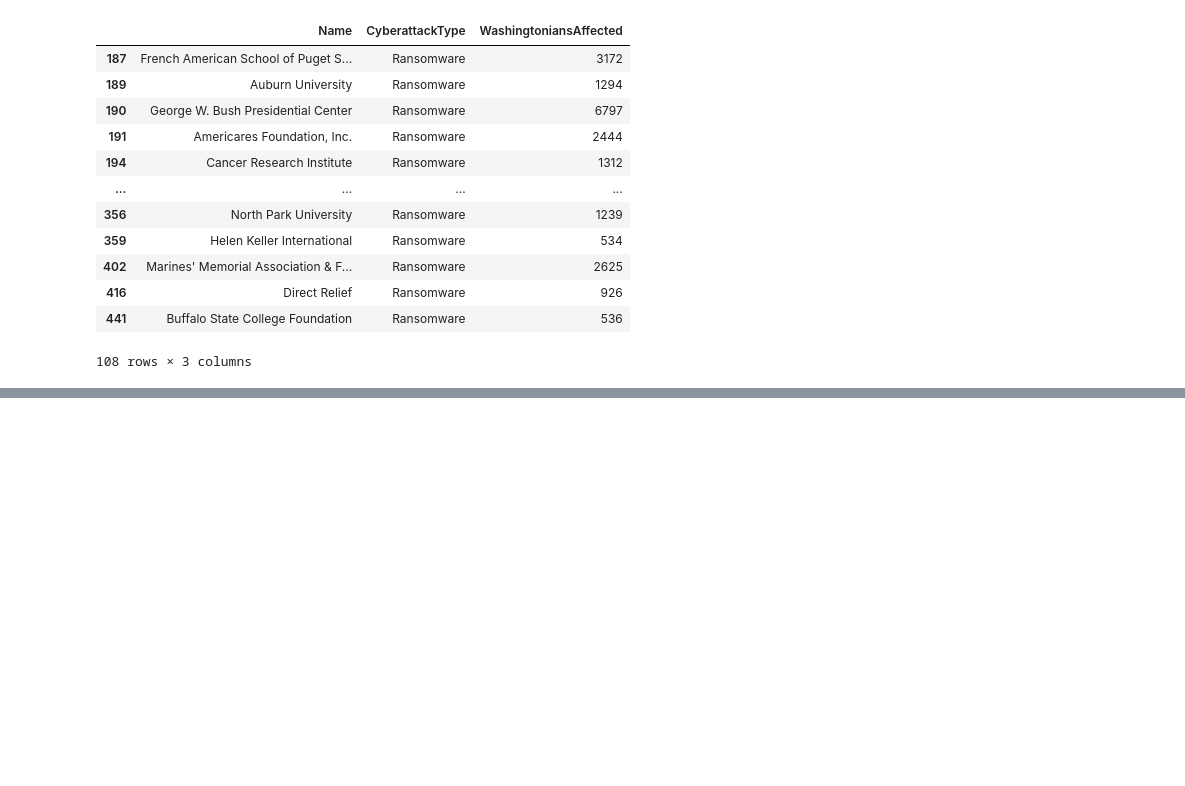
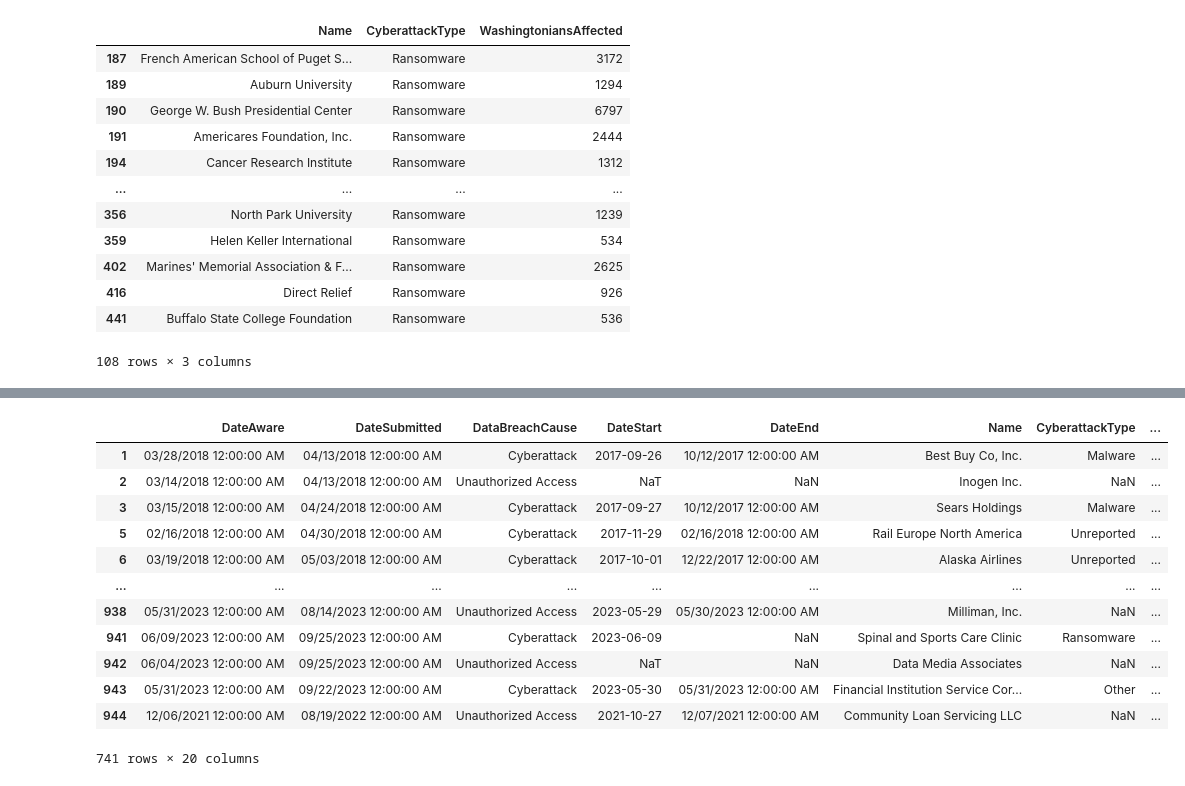
Before and after one commit to IsaacDaHanes/Washington_State_Databreach_Assessment, a Jupyter notebook: notebooks/wastate_databreaches_eda.ipynb, the cells around one changed output, grey strips where cells are left out. Saved outputs shown, nothing was run; the diff lists cells and outputs as text; code cells hidden in the pictures; blank space fills up the shorter version.

```diff
--- a/notebooks/wastate_databreaches_eda.ipynb
+++ b/notebooks/wastate_databreaches_eda.ipynb
@@ -407,0 +408,18 @@ plotdates_notfebsev
+# %%
+watonians_aff_notnull = wa_databreach_df[wa_databreach_df['WashingtoniansAffected'].notnull()]
+watonians_aff_notnull_trimmed = watonians_aff_notnull[(watonians_aff_notnull['WashingtoniansAffected'] > 15) & (watonians_aff_notnull['WashingtoniansAffected'] < 10000)]
+watonians_aff_notnull_trimmed
+# %% [output]
+|  | DateAware | DateSubmitted | DataBreachCause | DateStart | DateEnd | Name | CyberattackType | ... |
+| 1 | 03/28/2018 12:00:00 AM | 04/13/2018 12:00:00 AM | Cyberattack | 2017-09-26 | 10/12/2017 12:00:00 AM | Best Buy Co, Inc. | Malware | ... |
+| 2 | 03/14/2018 12:00:00 AM | 04/13/2018 12:00:00 AM | Unauthorized Access | NaT | NaN | Inogen Inc. | NaN | ... |
+| 3 | 03/15/2018 12:00:00 AM | 04/24/2018 12:00:00 AM | Cyberattack | 2017-09-27 | 10/12/2017 12:00:00 AM | Sears Holdings | Malware | ... |
+| 5 | 02/16/2018 12:00:00 AM | 04/30/2018 12:00:00 AM | Cyberattack | 2017-11-29 | 02/16/2018 12:00:00 AM | Rail Europe North America | Unreported | ... |
+| 6 | 03/19/2018 12:00:00 AM | 05/03/2018 12:00:00 AM | Cyberattack | 2017-10-01 | 12/22/2017 12:00:00 AM | Alaska Airlines | Unreported | ... |
+| ... | ... | ... | ... | ... | ... | ... | ... | ... |
+| 938 | 05/31/2023 12:00:00 AM | 08/14/2023 12:00:00 AM | Unauthorized Access | 2023-05-29 | 05/30/2023 12:00:00 AM | Milliman, Inc. | NaN | ... |
+| 941 | 06/09/2023 12:00:00 AM | 09/25/2023 12:00:00 AM | Cyberattack | 2023-06-09 | NaN | Spinal and Sports Care Clinic | Ransomware | ... |
+| 942 | 06/04/2023 12:00:00 AM | 09/25/2023 12:00:00 AM | Unauthorized Access | NaT | NaN | Data Media Associates | NaN | ... |
+| 943 | 05/31/2023 12:00:00 AM | 09/22/2023 12:00:00 AM | Cyberattack | 2023-05-30 | 05/31/2023 12:00:00 AM | Financial Institution Service Cor... | Other | ... |
+| 944 | 12/06/2021 12:00:00 AM | 08/19/2022 12:00:00 AM | Unauthorized Access | 2021-10-27 | 12/07/2021 12:00:00 AM | Community Loan Servicing LLC | NaN | ... |
+741 rows × 20 columns
```
Also changed, not shown: parts of 11 cells of this notebook, 4 other files.
